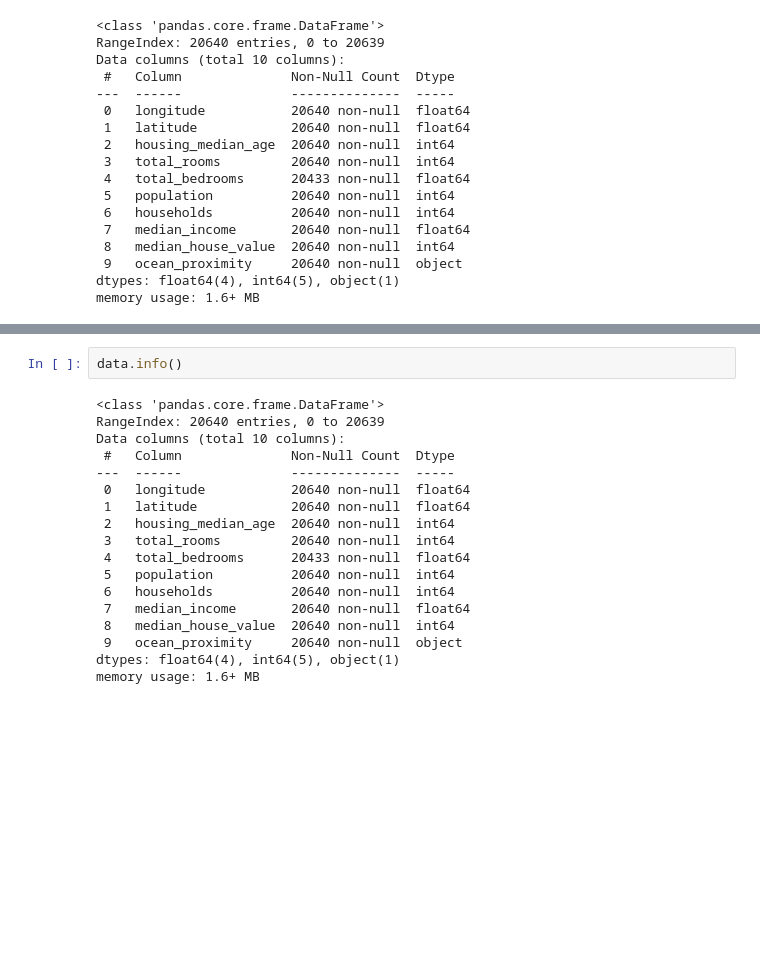
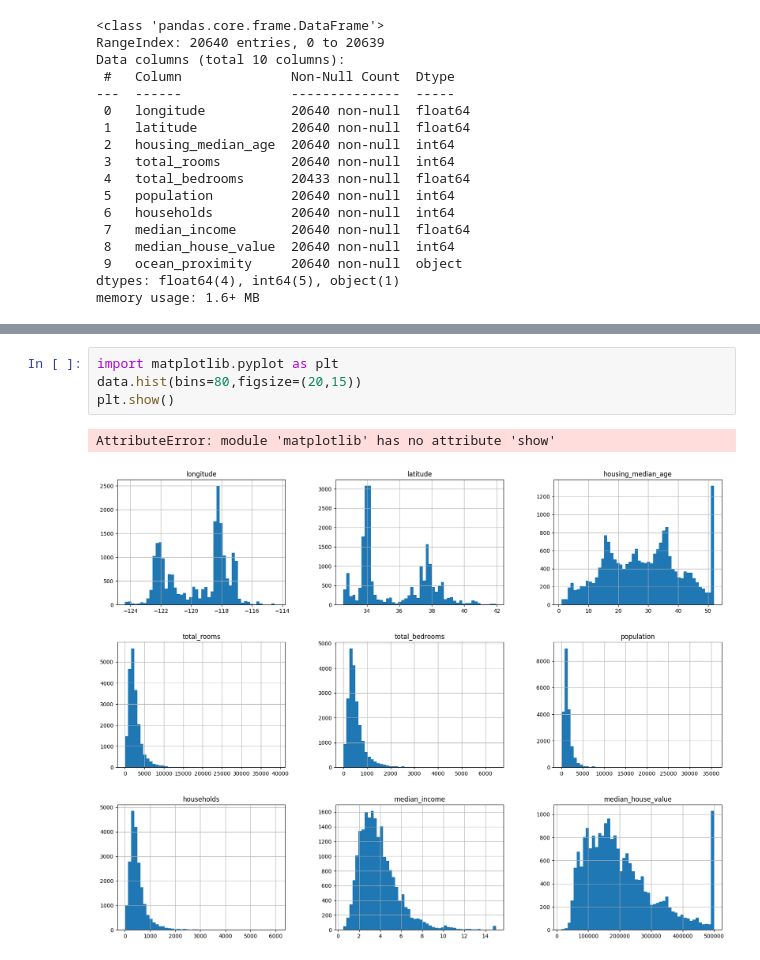
Before and after one commit to Vishnu9535/machine-learning, a Jupyter notebook: california project/coreproject.ipynb, the cells around one changed output, grey strips where cells are left out. Cells and saved outputs as stored; diff of their text form; blank space fills up the shorter version.

```diff
--- a/california project/coreproject.ipynb
+++ b/california project/coreproject.ipynb
@@ -41,23 +41,10 @@ data.describe()
 | 50% | -118.490000 | 34.260000 | 29.000000 | 2127.000000 | 435.000000 | 1166.000000 | 409.000000 | ... |
 | 75% | -118.010000 | 37.710000 | 37.000000 | 3148.000000 | 647.000000 | 1725.000000 | 605.000000 | ... |
 | max | -114.310000 | 41.950000 | 52.000000 | 39320.000000 | 6445.000000 | 35682.000000 | 6082.000000 | ... |
-# %%
-data.info()
-# %% [output]
-<class 'pandas.core.frame.DataFrame'>
-RangeIndex: 20640 entries, 0 to 20639
-Data columns (total 10 columns):
- #   Column              Non-Null Count  Dtype
----  ------              --------------  -----
- 0   longitude           20640 non-null  float64
- 1   latitude            20640 non-null  float64
- 2   housing_median_age  20640 non-null  int64
- 3   total_rooms         20640 non-null  int64
- 4   total_bedrooms      20433 non-null  float64
- 5   population          20640 non-null  int64
- 6   households          20640 non-null  int64
- 7   median_income       20640 non-null  float64
- 8   median_house_value  20640 non-null  int64
- 9   ocean_proximity     20640 non-null  object
-dtypes: float64(4), int64(5), object(1)
-memory usage: 1.6+ MB
+# %%
+import matplotlib.pyplot as plt
+data.hist(bins=80,figsize=(20,15))
+plt.show()
+# %% [output]
+AttributeError: module 'matplotlib' has no attribute 'show'
+[figure, added]
```
